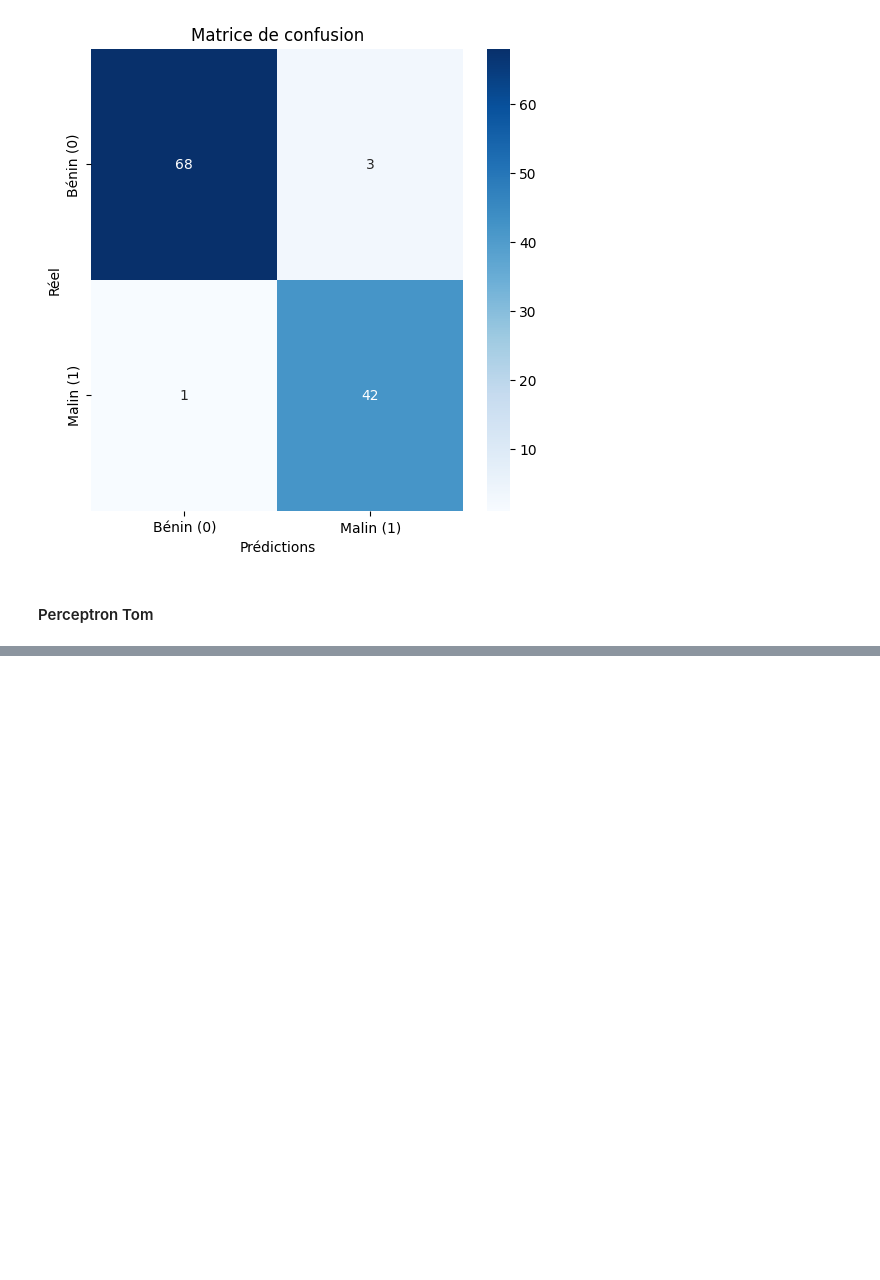
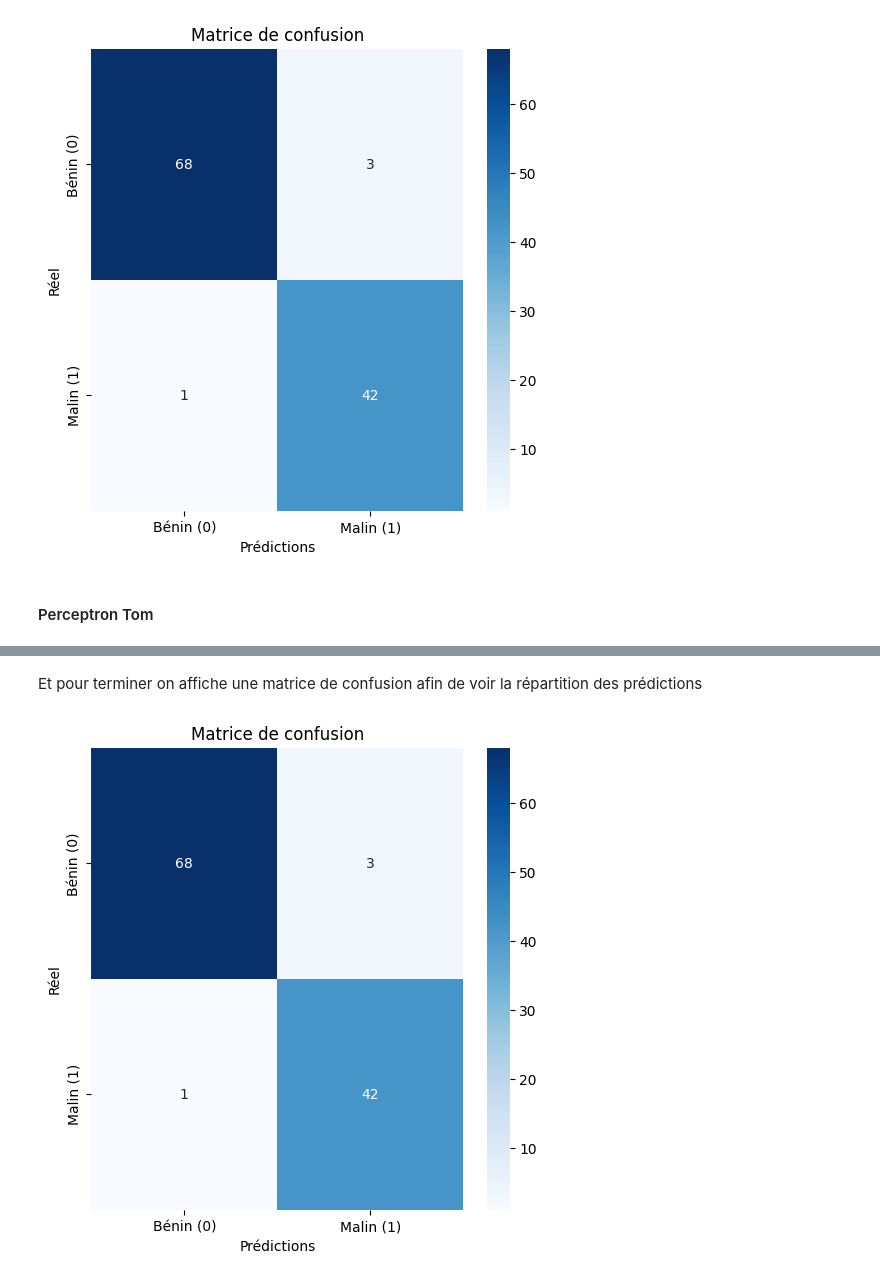
Before and after one commit to aurelien-adjimi/building-perceptron, a Jupyter notebook: data-analysis.ipynb, the cells around one changed output, grey strips where cells are left out. Drawn from its saved outputs; the diff is of its cells as text; code cells hidden in the pictures; blank space fills up the shorter version.

Commit message:
update Jupiter Notebook, Tom's perceptron deployement

```diff
--- a/data-analysis.ipynb
+++ b/data-analysis.ipynb
@@ -510,0 +515,4 @@ plt.show()
+# %%
+model_tom = PerceptronTom(max_iter=1000, tol=0.001)
+
+model_tom.fit(X_train, y_train)
@@ -510,0 +524,2 @@ plt.show()
+# %%
+y_pred_tom = model_tom.predict(X_test)
@@ -510,0 +543,13 @@ plt.show()
+# %% [markdown]
+Et pour terminer on affiche une matrice de confusion afin de voir la répartition des prédictions
+# %%
+cm = confusion_matrix(y_test, y_pred_tom)
+
+plt.figure(figsize=(6, 6))
+sns.heatmap(cm, annot=True, fmt="d", cmap='Blues', xticklabels=["Bénin (0)", "Malin (1)"], yticklabels=["Bénin (0)", "Malin (1)"])
+plt.title('Matrice de confusion')
+plt.xlabel('Prédictions')
+plt.ylabel('Réel')
+plt.show()
+# %% [output]
+[figure, added]
```
Also changed, not shown: parts of 6 cells of this notebook.
